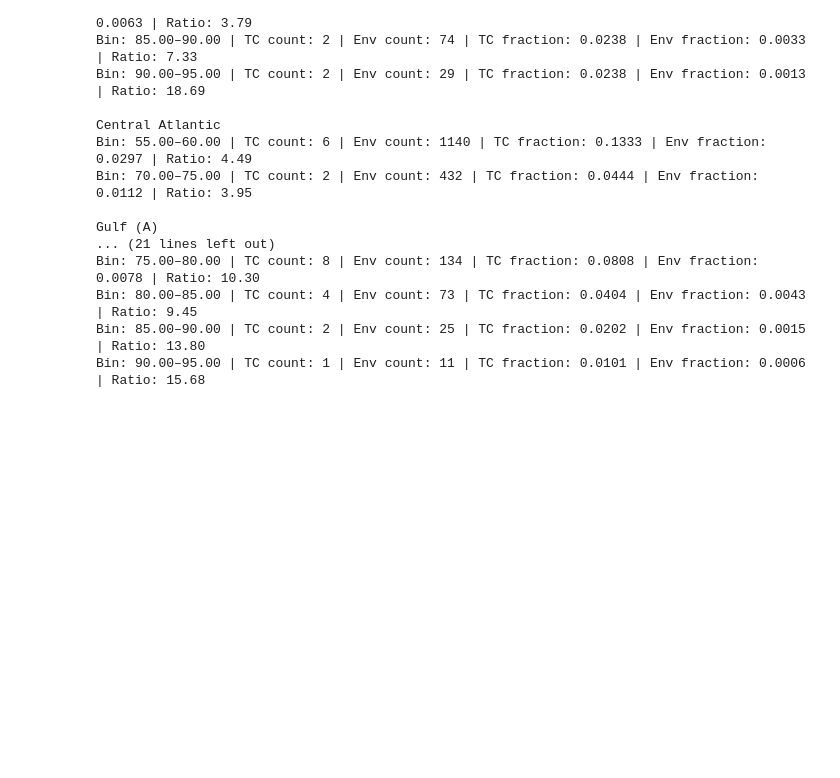
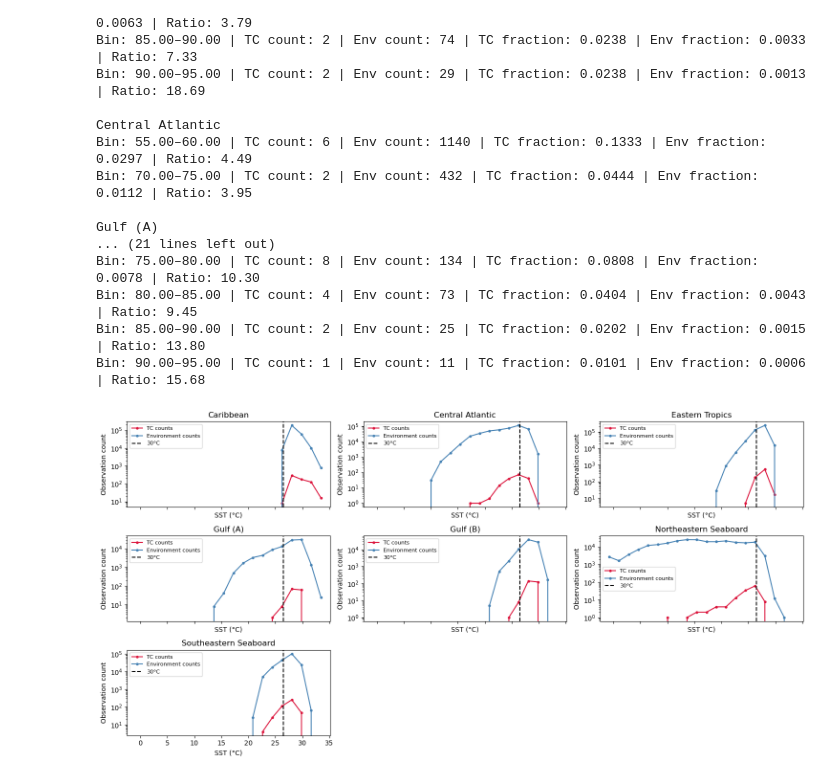
Before and after one commit to alclan2/research_clean, a Jupyter notebook: TC_histograms_v2.ipynb, the cells around one changed output. Saved outputs shown, nothing was run; the diff lists cells and outputs as text; code cells hidden in the pictures; blank space fills up the shorter version.

Commit message:
updated jupyter notebooks; landmasked RH, air temp, mixing ratio, shear for only 1979-2025

```diff
--- a/TC_histograms_v2.ipynb
+++ b/TC_histograms_v2.ipynb
@@ -668,7 +668,7 @@ for ax, subbasin in zip(axes_ratio, subbasins):
         color="#800020",
         linestyle="--",
         linewidth=2,
-        label="SST Threshold"
+        label="Shear Threshold"
     )
 
     ax.set_title(subbasin)
@@ -697,7 +697,7 @@ fig_ratio.legend(
 
 plt.tight_layout(rect=[0, 0.08, 1, 1])
 
-plt.savefig("images/data_viz/thresholds/tcOrigins_sstTH_ratio_wEnvDist_syclops_noaa_match_perSb_v2.png")
+# plt.savefig("images/data_viz/thresholds/tcOrigins_shearTH_ratio_wEnvDist_syclops_noaa_match_perSb_v2.png")
 plt.show()
 # %% [output]
 [figure]
@@ -760,3 +760,62 @@ Bin: 75.00–80.00 | TC count: 8 | Env count: 134 | TC fraction: 0.0808 | Env fr
 Bin: 80.00–85.00 | TC count: 4 | Env count: 73 | TC fraction: 0.0404 | Env fraction: 0.0043 | Ratio: 9.45
 Bin: 85.00–90.00 | TC count: 2 | Env count: 25 | TC fraction: 0.0202 | Env fraction: 0.0015 | Ratio: 13.80
 Bin: 90.00–95.00 | TC count: 1 | Env count: 11 | TC fraction: 0.0101 | Env fraction: 0.0006 | Ratio: 15.68
+# %%
+# check
+# Diagnose TC and environmental sample sizes by SST bin
+fig, axes = plt.subplots(
+    nrows=nrows,
+    ncols=ncols,
+    figsize=(15, 2.5 * nrows),
+    sharex=True,
+    sharey=False
+)
+
+axes = np.atleast_1d(axes).flatten()
+
+bin_centers = (bin_edges[:-1] + bin_edges[1:]) / 2
+
+for ax, subbasin in zip(axes, subbasins):
+
+    tc_data = sb_filtered.loc[
+        sb_filtered["sub_basin_name"] == subbasin, var
+    ].dropna()
+
+    env_data = var_env_filtered.loc[
+        var_env_filtered["sub_basin_name"] == subbasin, var
+    ].dropna()
+
+    tc_counts, _ = np.histogram(tc_data, bins=bin_edges)
+    env_counts, _ = np.histogram(env_data, bins=bin_edges)
+
+    # Plot sample counts for each SST bin
+    ax.plot(
+        bin_centers, tc_counts,
+        color="crimson", marker="o",
+        markersize=3, label="TC counts"
+    )
+
+    ax.plot(
+        bin_centers, env_counts,
+        color="steelblue", marker="o",
+        markersize=3, label="Environment counts"
+    )
+
+    ax.axvline(
+        26.5, color="black", linestyle="--",
+        linewidth=1.5, label="30°C"
+    )
+
+    ax.set_title(subbasin)
+    ax.set_xlabel("SST (°C)")
+    ax.set_ylabel("Observation count")
+    ax.set_yscale("log")
+    ax.legend(fontsize=8)
+
+for ax in axes[len(subbasins):]:
+    ax.set_visible(False)
+
+plt.tight_layout()
+plt.show()
+# %% [output]
+[figure, added]
```
Also changed, not shown: parts of 4 cells of this notebook, 11 other files.
